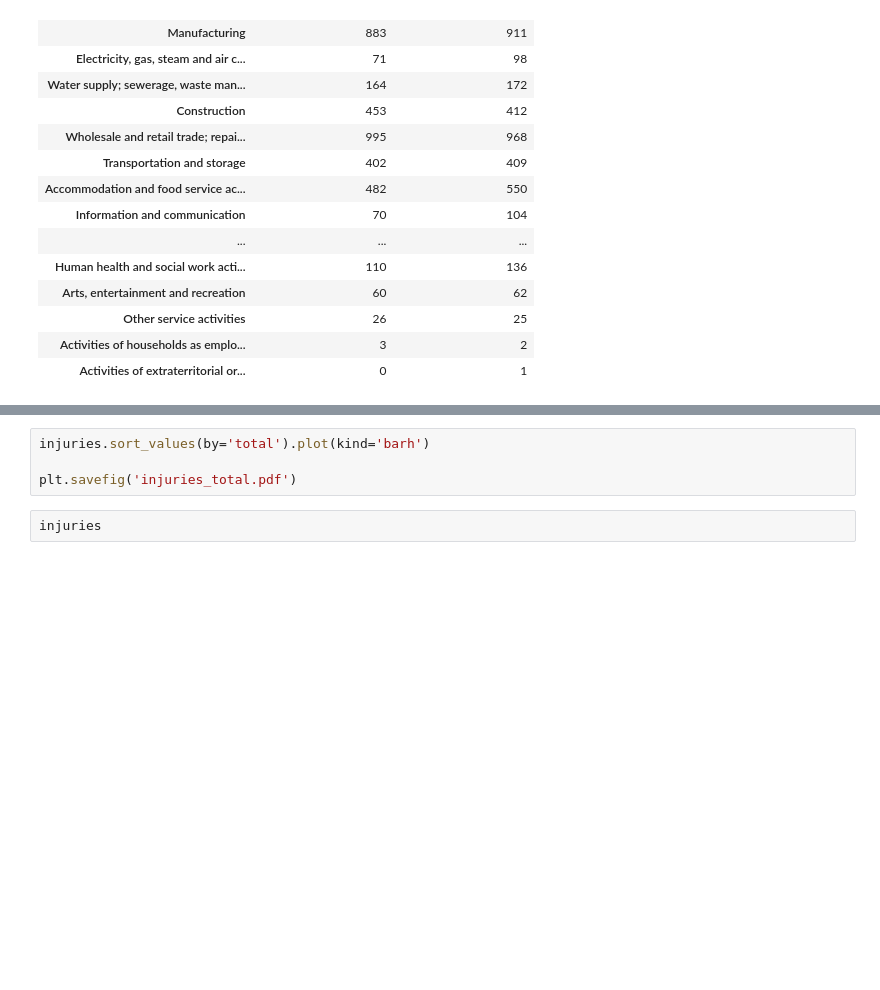
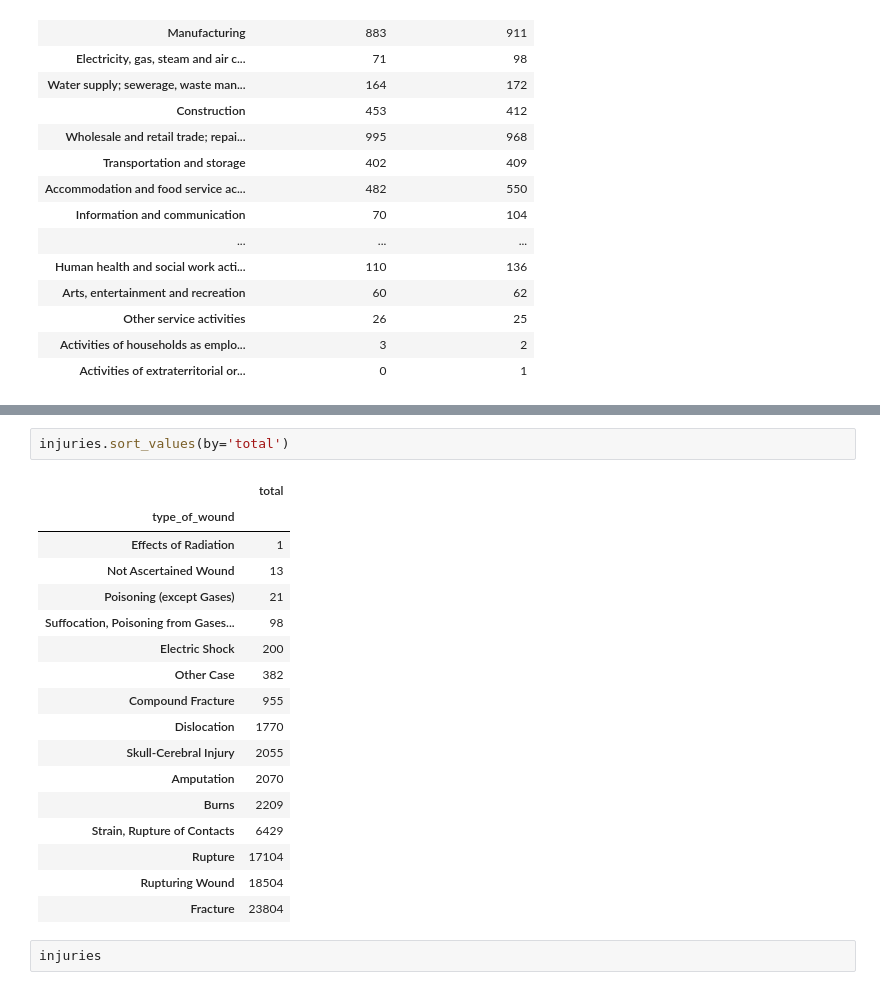
Before and after one commit to 2109Sot/studio-projects, a Jupyter notebook: code/accidents_at_work/Accidents_at_work_14_15.ipynb, the cells around one changed output, grey strips where cells are left out. Drawn from its saved outputs; the diff is of its cells as text; blank space fills up the shorter version.

```diff
--- a/code/accidents_at_work/Accidents_at_work_14_15.ipynb
+++ b/code/accidents_at_work/Accidents_at_work_14_15.ipynb
@@ -128,6 +189,22 @@ injuries.set_index('type_of_wound', inplace=True)
 # %%
-injuries.sort_values(by='total').plot(kind='barh')
-
-plt.savefig('injuries_total.pdf')
+injuries.sort_values(by='total')
+# %% [output]
+|  | total |
+| type_of_wound |  |
+| Effects of Radiation | 1 |
+| Not Ascertained Wound | 13 |
+| Poisoning (except Gases) | 21 |
+| Suffocation, Poisoning from Gases... | 98 |
+| Electric Shock | 200 |
+| Other Case | 382 |
+| Compound Fracture | 955 |
+| Dislocation | 1770 |
+| Skull-Cerebral Injury | 2055 |
+| Amputation | 2070 |
+| Burns | 2209 |
+| Strain, Rupture of Contacts | 6429 |
+| Rupture | 17104 |
+| Rupturing Wound | 18504 |
+| Fracture | 23804 |
 # %%
 injuries
```
Also changed, not shown: parts of 10 cells of this notebook, 9 other files.
